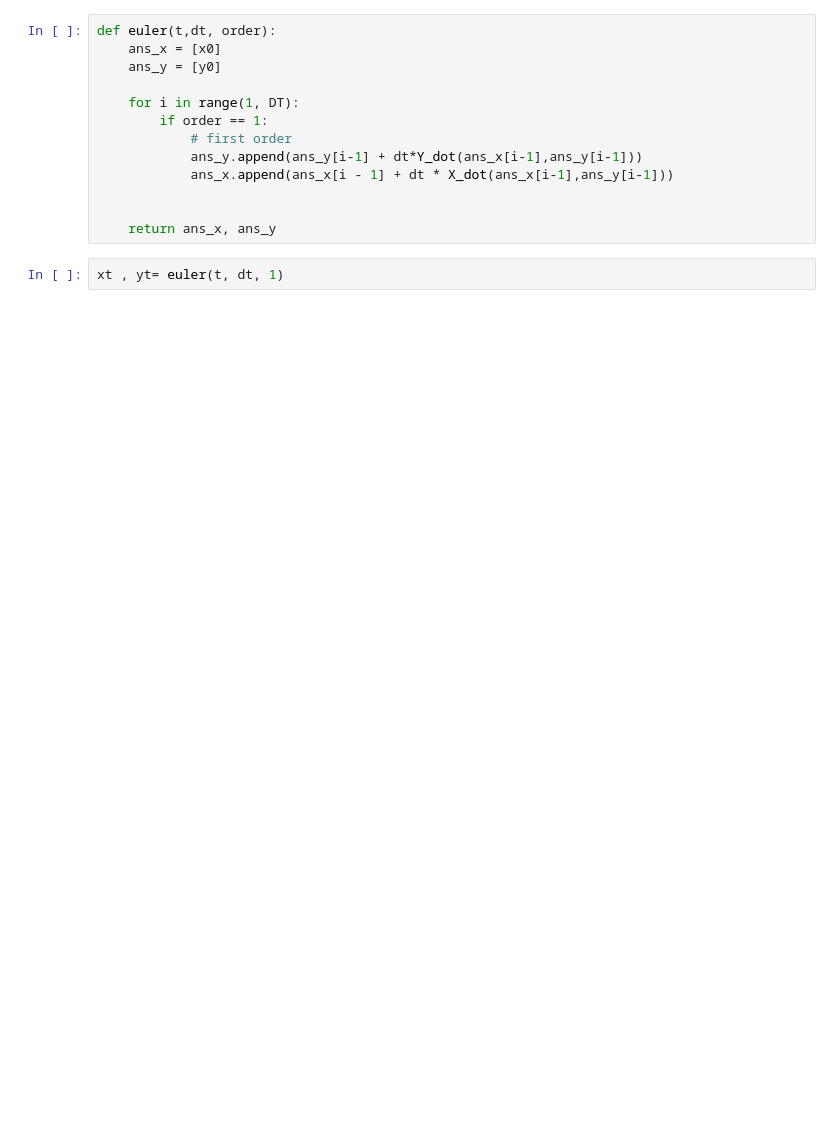
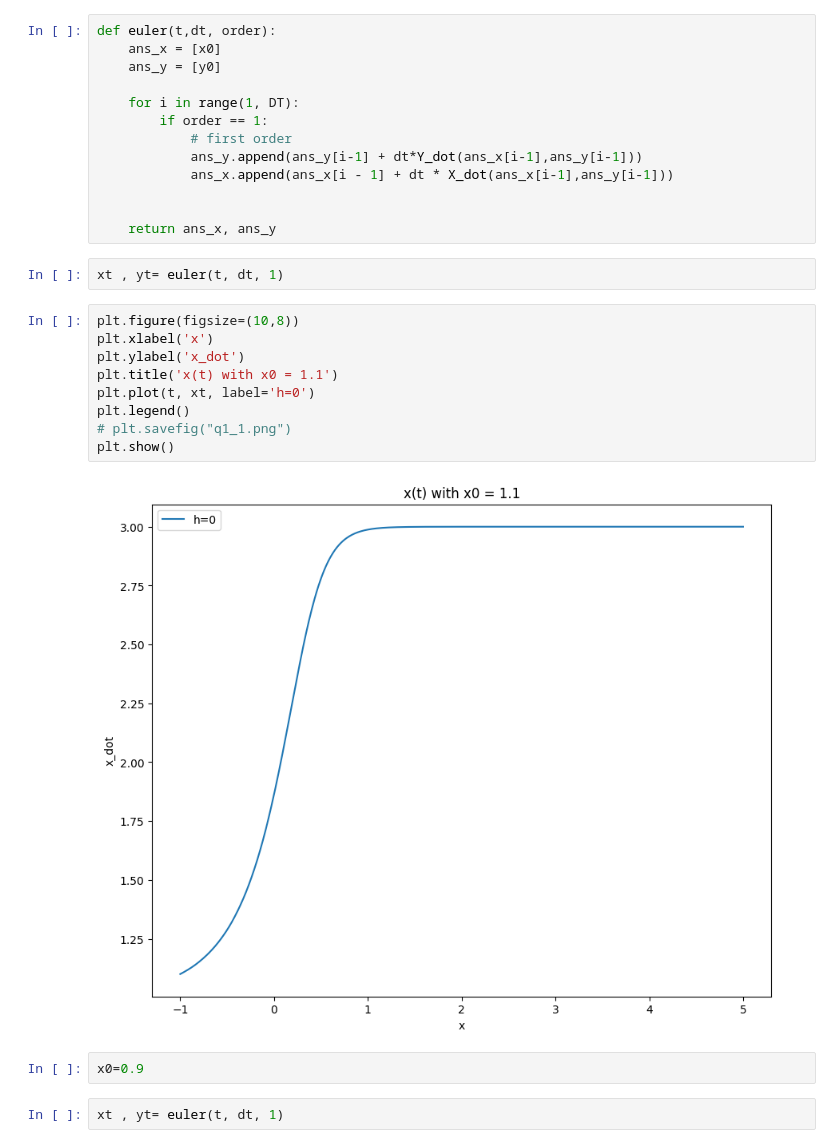
Before and after one commit to akshaTec/AKSum_CS_302, a Jupyter notebook: Lab4/q2.ipynb, the cells around one changed output. Drawn from its saved outputs; the diff is of its cells as text; blank space fills up the shorter version.

```diff
--- a/Lab4/q2.ipynb
+++ b/Lab4/q2.ipynb
@@ -56,3 +57,18 @@ def euler(t,dt, order):
     return ans_x, ans_y
 # %%
 xt , yt= euler(t, dt, 1)
+# %%
+plt.figure(figsize=(10,8))
+plt.xlabel('x')
+plt.ylabel('x_dot')
+plt.title('x(t) with x0 = 1.1')
+plt.plot(t, xt, label='h=0')
+plt.legend()
+# plt.savefig("q1_1.png")
+plt.show()
+# %% [output]
+[figure, added]
+# %%
+x0=0.9
+# %%
+xt , yt= euler(t, dt, 1)
```
Also changed, not shown: parts of 3 cells of this notebook.
